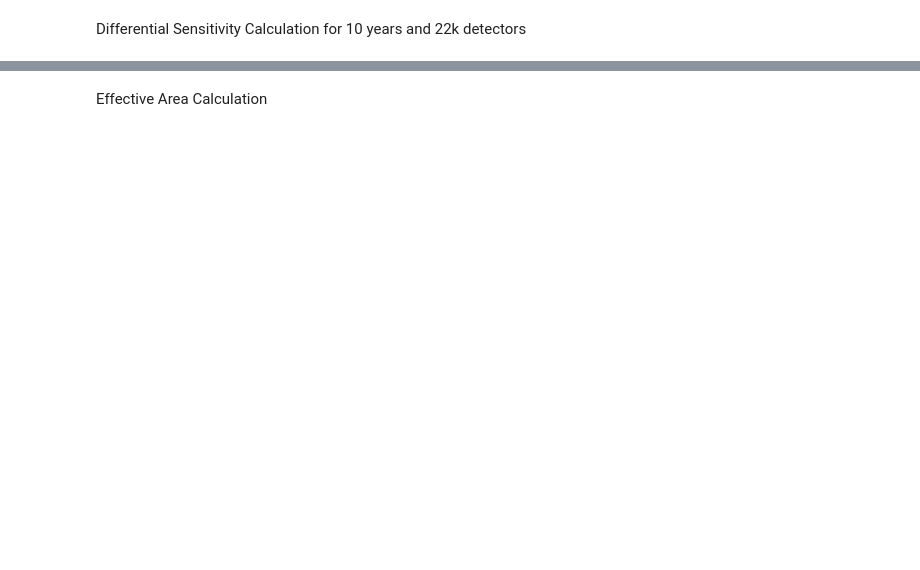
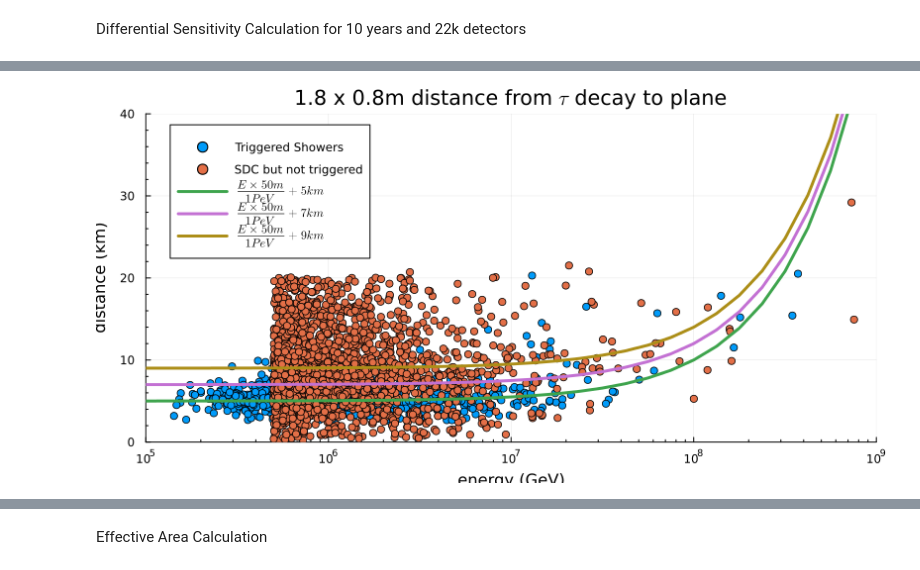
Before and after one commit to Harvard-Neutrino/TAMBO-MC, a Jupyter notebook: notebooks/triggered_effective_areas.ipynb, the cells around one changed output, grey strips where cells are left out. Cells and saved outputs as stored; diff of their text form; code cells hidden in the pictures; blank space fills up the shorter version.

Commit message:
latest version with combined fit

```diff
--- a/notebooks/triggered_effective_areas.ipynb
+++ b/notebooks/triggered_effective_areas.ipynb
@@ -42,5 +42,9 @@ nmodules = length(modules)
 # %%
 #path to files
-files = glob("larger*jld2","/Users/pavelzhelnin/Documents/physics/TAMBO/resources/airshowers/big_showers/triggered_showers")
+file_names = ["retest_normal*jld2","retest_small*jld2","retest_medium*jld2"]
+other_file_name = ["larger*jld2"]
+
+
+files = glob(file_names[2],"/Users/pavelzhelnin/Documents/physics/TAMBO/resources/airshowers/big_showers/triggered_showers")
 # %% [output]
 20-element Vector{String}:
@@ -105,0 +195,12 @@ Differential Sensitivity Calculation for 10 years and 22k detectors
+# %%
+simfile = jldopen(simfiles[2])
+
+#tau decay point
+display(simfile["proposal_events"][1].propped_state)
+display(simfile["proposal_events"][1].decay_products)
+
+#tau creation
+display(simfile["injected_events"]["final_state"][1])
+
+#tau neutrino insertion
+display(simfile["injected_events"][1])
@@ -105,0 +215,60 @@ Differential Sensitivity Calculation for 10 years and 22k detectors
+# %%
+simfiles = glob("larger*jld2","/Users/pavelzhelnin/Documents/physics/TAMBO/resources/Larger_Valley/sim_files")
+file = file_names[1]
+files = glob(file,"/Users/pavelzhelnin/Documents/physics/TAMBO/resources/airshowers/big_showers/triggered_showers")
+triggered_events = Vector{Tambo.InjectionEvent}()
+sdc_events = Vector{Tambo.InjectionEvent}()
+for simpath in simfiles[2:21]
+    search_string = split(split(simpath,"_")[end],".")[1]
+    simfile = jldopen(simpath)
+    triggered_path = files[occursin.(search_string, files)]
+    triggered_file = load(triggered_path[1])["5000.0_150.0"]
+    append!(triggered_events, triggered_file)
+    corsika_indices = unique([i[1] for i in simfile["corsika_indices"]])
+    corsika_events = [simfile["injected_events"][corsika_index] for corsika_index in corsika_indices]
+    append!(sdc_events, corsika_events)
+end
+
+mask = sdc_events["final_state"]["energy"] .> 5e14
+sdc_events = sdc_events[mask]
+
+mask = triggered_events["final_state"]["energy"] .> 5e14
+he_triggered_events = triggered_events[mask]
+combined = append!(he_triggered_events, sdc_events)
+unique_events = Vector{Tambo.InjectionEvent}()
+for v in combined
+    a = 0
+    for j in combined
+        if isequal(v,j)
+            a+=1
+            continue
+        end
+    end
+    if a == 1
+        push!(unique_events,v)
+    end
+end
+
+unique_he_distances = [Tambo.intersect(event.position, event.direction, plane)[1] for event in unique_events["final_state"]]
+# sdc_distances = [Tambo.intersect(event.position, event.direction, plane)[1] for event in sdc_events["final_state"]]
+distances = [Tambo.intersect(event.position, event.direction, plane)[1] for event in triggered_events["final_state"]]
+plt = scatter(triggered_events["final_state"]["energy"]./units.GeV, distances ./ units.km, xlabel="energy (GeV)",ylabel="distance (km)",
+title="1.8 x 0.8m distance from \$ \\tau \$ decay to plane", legend=:topleft,
+xscale=:log10,size=(800,400),xminorticks=true,yminorticks=true,xlimit=(1e5,1e9),ylimit=(0,40),label="Triggered Showers")
+# plt1 = scatter(sdc_events["final_state"]["energy"]./units.GeV, sdc_distances ./ units.km, label="",xminorticks=true,yminorticks=true,
+# xscale=:log10,xlimit=(1e5,1e9),ylimit=(0,40))
+scatter!(plt,unique_events["final_state"]["energy"]./units.GeV, unique_he_distances ./ units.km,xminorticks=true,yminorticks=true,
+xscale=:log10,xlimit=(1e5,1e9),ylimit=(0,40),label="SDC but not triggered")
+
+f(x) = ((0.05*x)/1e15)
+
+# Generate the data points
+energies = 10 .^ (14:0.125:18)
+
+y = f.(energies)     # Broadcast the function f over the array x
+plot!(plt, energies/units.GeV,y.+5,lw=3,label="\$ \\frac{E \\times 50m}{1PeV} + 5km\$")
+plot!(plt, energies/units.GeV,y.+7,lw=3,label="\$ \\frac{E \\times 50m}{1PeV} + 7km\$")
+plot!(plt, energies/units.GeV,y.+9,lw=3,label="\$ \\frac{E \\times 50m}{1PeV} + 9km\$")
+display(plt)
+# %% [output]
+[figure, added]
```
Also changed, not shown: parts of 16 cells of this notebook.
